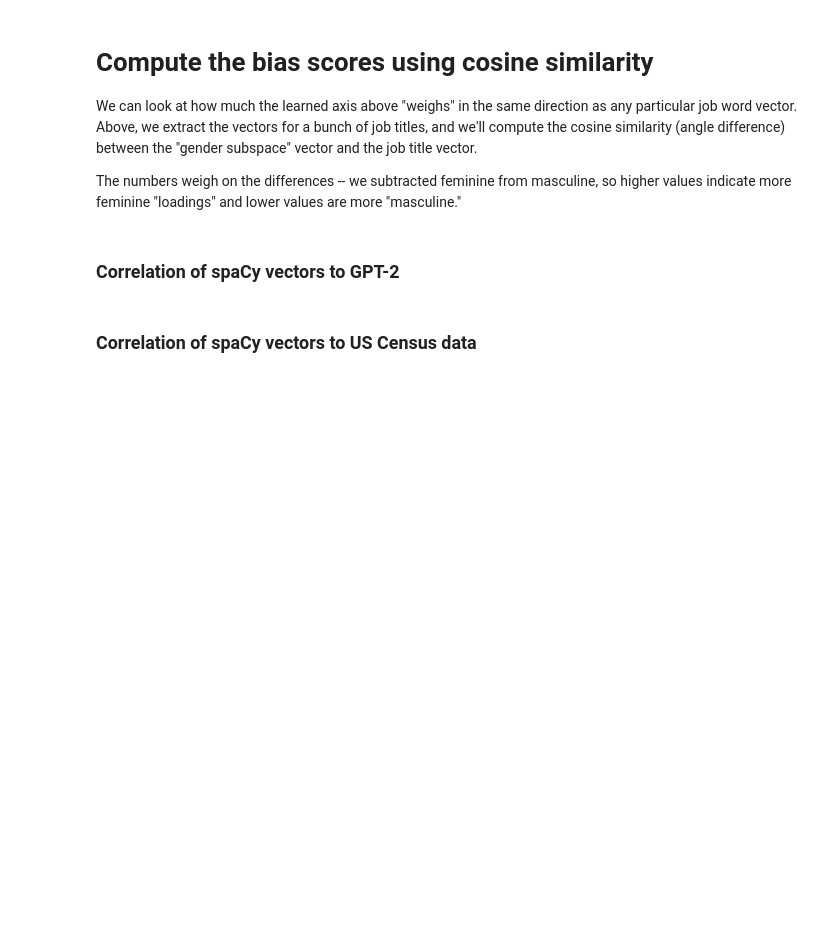
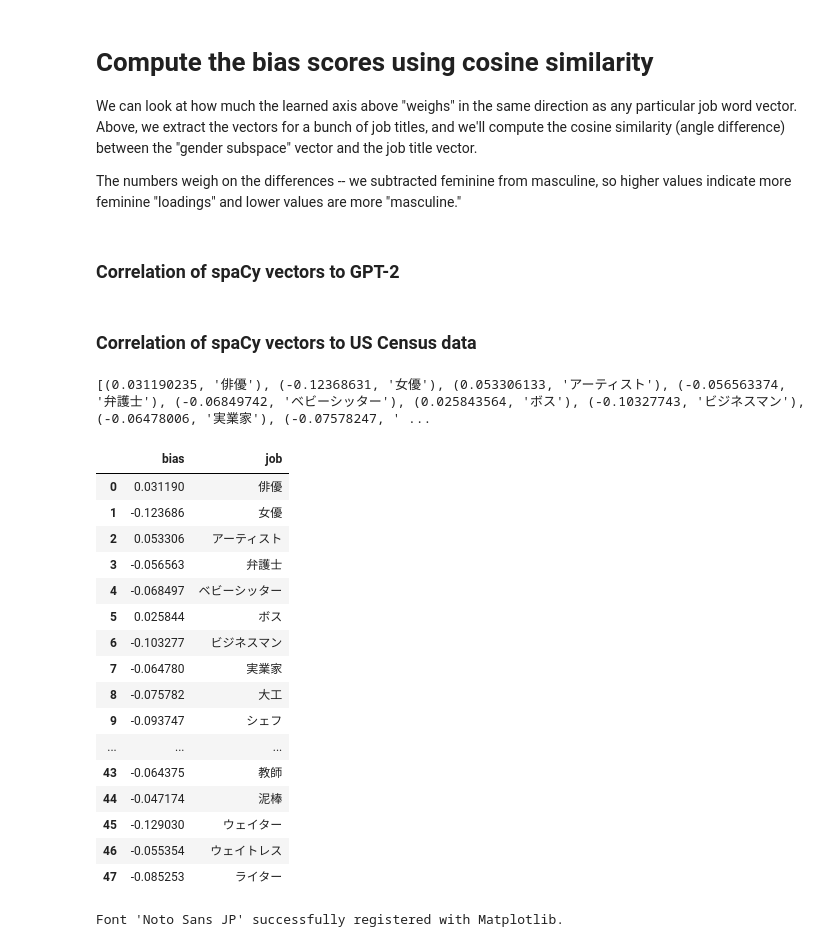
Before and after one commit to alvintsa/Iconicity-research, a Jupyter notebook: notebooks/mBERT-bias_projection.ipynb, the cells around one changed output. Cells and saved outputs as stored; diff of their text form; code cells hidden in the pictures; blank space fills up the shorter version.

Commit message:
trying to implement japanese pronouns subspace to japanese jobs, and created a correlation plot for japanese jobs to gpt biases

```diff
--- a/notebooks/mBERT-bias_projection.ipynb
+++ b/notebooks/mBERT-bias_projection.ipynb
@@ -126,5 +127,7 @@ PCA learns the dominant dimensions that characterize a space. If we project to a
 
 PCA demonstration, Wikipeda
 # %%
-pca = TruncatedSVD(n_components=1) # one gender dimension
-pca.fit(diff_vectors)
+def pca_project(components, endpoints):
+    pca = TruncatedSVD(n_components=components) # one gender dimension
+    pca.fit(endpoints)
+    return pca
@@ -230,7 +236,3 @@ def mBERT_endpoints(vectors): # get difference vectors between pairs, create end
 # %%
 mBERT_vectors = mBERT_endpoints(pairs_japanese)
 mBERT_vectors # create endpoints for Japanese masculine<->feminine words to use for subspace
-# %%
-m_pca = TruncatedSVD(n_components=1) # one gender dimension
-m_pca.fit(mBERT_vectors)
-#CONFUSED!!
@@ -275,0 +279,53 @@ pairs_japanese_jobs =
+# %%
+# TODO: JAPANESE JOBS
+japanese_jobs_df = pd.read_excel("../documents/iconicity_translations.xlsx", sheet_name = "Japanese")
+# print(japanese_jobs_df.head())
+japanese_jobs = []
+for s in japanese_jobs_df.iloc[34:83, 2]:
+    if pd.notnull(s):
+        japanese_jobs.append(s)
+
+# print(type(japanese_jobs[0]))
+
+mBERT_japaneseJobsPca = pca_project(1, mBERT_vectors)
+mBERT_japaneseJobs = compute_mBERT_vectors(mBERT, japanese_jobs)
+
+mBERT_japaneseJobs_list = list(zip(mBERT_japaneseJobsPca.transform(mBERT_japaneseJobs).flatten(), japanese_jobs))
+print(mBERT_japaneseJobs_list)
+mBERT_japanese_jobs_df = pd.DataFrame(mBERT_japaneseJobs_list, columns = ["bias", "job"])
+mBERT_japanese_jobs_df
+# %% [output]
+[(0.031190235, '俳優'), (-0.12368631, '女優'), (0.053306133, 'アーティスト'), (-0.056563374, '弁護士'), (-0.06849742, 'ベビーシッター'), (0.025843564, 'ボス'), (-0.10327743, 'ビジネスマン'), (-0.06478006, '実業家'), (-0.07578247, ' ...
+|  | bias | job |
+| 0 | 0.031190 | 俳優 |
+| 1 | -0.123686 | 女優 |
+| 2 | 0.053306 | アーティスト |
+| 3 | -0.056563 | 弁護士 |
+| 4 | -0.068497 | ベビーシッター |
+| 5 | 0.025844 | ボス |
+| 6 | -0.103277 | ビジネスマン |
+| 7 | -0.064780 | 実業家 |
+| 8 | -0.075782 | 大工 |
+| 9 | -0.093747 | シェフ |
+| ... | ... | ... |
+| 43 | -0.064375 | 教師 |
+| 44 | -0.047174 | 泥棒 |
+| 45 | -0.129030 | ウェイター |
+| 46 | -0.055354 | ウェイトレス |
+| 47 | -0.085253 | ライター |
+# %%
+
+import matplotlib.font_manager as fm
+
+# Path to the Noto Sans CJK JP font file on your computer
+font_path = "../Dancing_Script,Nanum_Brush_Script,Noto_Sans_JP,Rubik_Iso,Style_Script,etc/Noto_Sans_JP/NotoSansJP-VariableFont_wght.ttf"
+
+font_name = fm.FontProperties(fname=font_path).get_name()
+fm.fontManager.addfont(font_path)
+
+if font_name in [f.name for f in fm.fontManager.ttflist]:
+    print(f"Font '{font_name}' successfully registered with Matplotlib.")
+else:
+    print(f"Failed to register font '{font_name}' with Matplotlib.")
+# %% [output]
+Font 'Noto Sans JP' successfully registered with Matplotlib.
```
Also changed, not shown: parts of 10 cells of this notebook, 29 other files.
